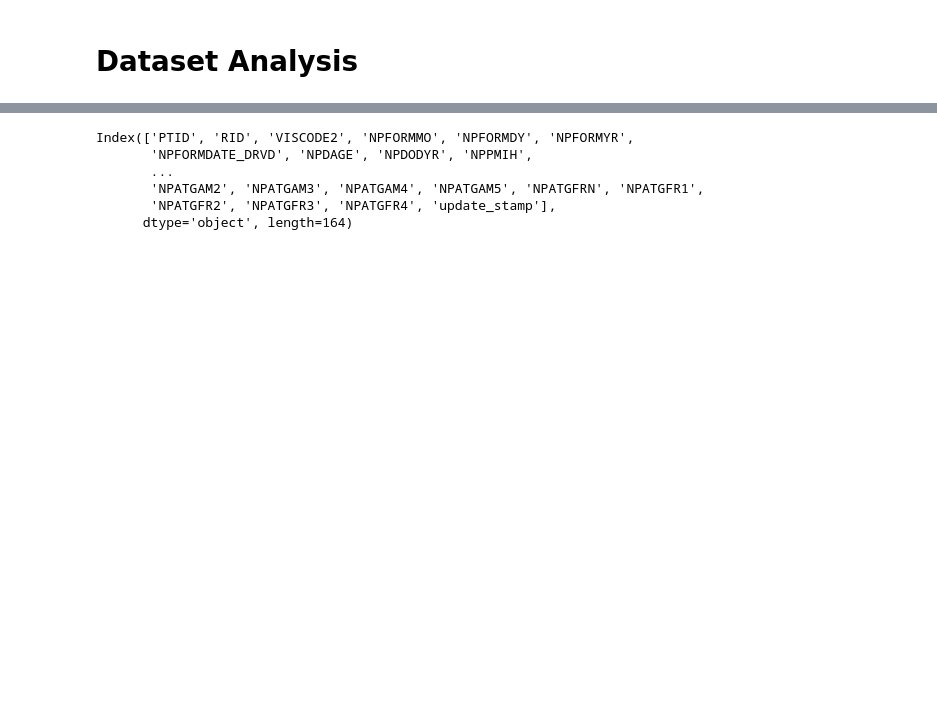
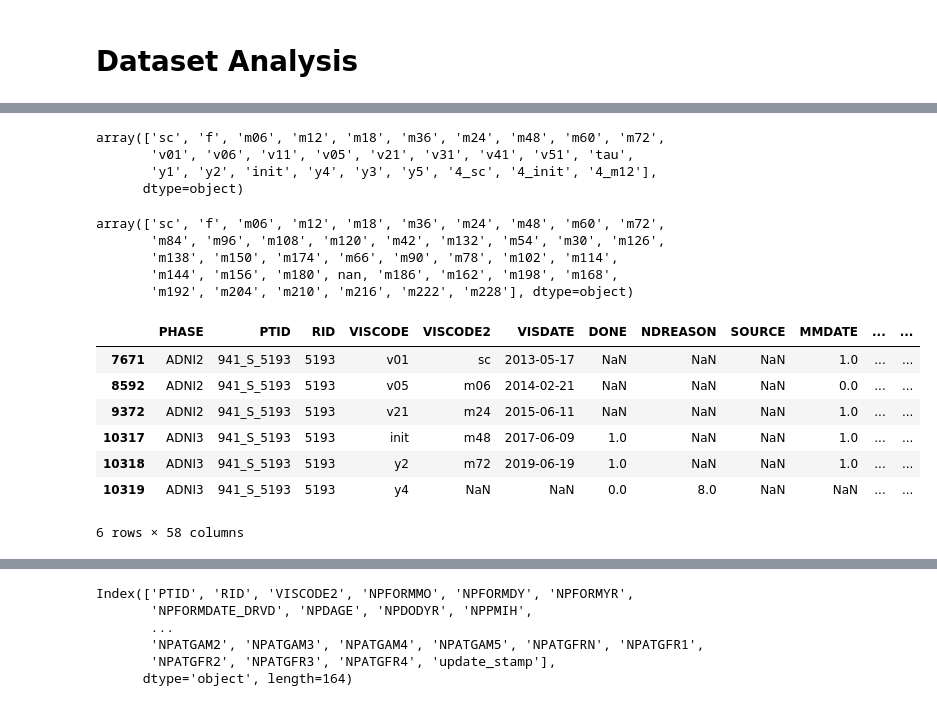
Before and after one commit to ifabfoundation/AIND, a Jupyter notebook: WP-2/Data_cleaning/dataset_analysis.ipynb, the cells around one changed output, grey strips where cells are left out. Saved outputs shown, nothing was run; the diff lists cells and outputs as text; code cells hidden in the pictures; blank space fills up the shorter version.

```diff
--- a/WP-2/Data_cleaning/dataset_analysis.ipynb
+++ b/WP-2/Data_cleaning/dataset_analysis.ipynb
@@ -24,0 +58,15 @@ dataset = zip_files[list(zip_files.keys())[0]]
+# %%
+dataset['VISCODE'].unique()
+# %% [output]
+array(['sc', 'f', 'm06', 'm12', 'm18', 'm36', 'm24', 'm48', 'm60', 'm72',
+       'v01', 'v06', 'v11', 'v05', 'v21', 'v31', 'v41', 'v51', 'tau',
+       'y1', 'y2', 'init', 'y4', 'y3', 'y5', '4_sc', '4_init', '4_m12'],
+      dtype=object)
+# %%
+dataset['VISCODE2'].unique()
+# %% [output]
+array(['sc', 'f', 'm06', 'm12', 'm18', 'm36', 'm24', 'm48', 'm60', 'm72',
+       'm84', 'm96', 'm108', 'm120', 'm42', 'm132', 'm54', 'm30', 'm126',
+       'm138', 'm150', 'm174', 'm66', 'm90', 'm78', 'm102', 'm114',
+       'm144', 'm156', 'm180', nan, 'm186', 'm162', 'm198', 'm168',
+       'm192', 'm204', 'm210', 'm216', 'm222', 'm228'], dtype=object)
@@ -24,0 +77,11 @@ dataset = zip_files[list(zip_files.keys())[0]]
+# %%
+dataset[dataset['PTID'] == '941_S_5193']
+# %% [output]
+|  | PHASE | PTID | RID | VISCODE | VISCODE2 | VISDATE | DONE | NDREASON | SOURCE | MMDATE | ... | ... |
+| 7671 | ADNI2 | 941_S_5193 | 5193 | v01 | sc | 2013-05-17 | NaN | NaN | NaN | 1.0 | ... | ... |
+| 8592 | ADNI2 | 941_S_5193 | 5193 | v05 | m06 | 2014-02-21 | NaN | NaN | NaN | 0.0 | ... | ... |
+| 9372 | ADNI2 | 941_S_5193 | 5193 | v21 | m24 | 2015-06-11 | NaN | NaN | NaN | 1.0 | ... | ... |
+| 10317 | ADNI3 | 941_S_5193 | 5193 | init | m48 | 2017-06-09 | 1.0 | NaN | NaN | 1.0 | ... | ... |
+| 10318 | ADNI3 | 941_S_5193 | 5193 | y2 | m72 | 2019-06-19 | 1.0 | NaN | NaN | 1.0 | ... | ... |
+| 10319 | ADNI3 | 941_S_5193 | 5193 | y4 | NaN | NaN | 0.0 | 8.0 | NaN | NaN | ... | ... |
+6 rows × 58 columns
```
Also changed, not shown: parts of 12 cells of this notebook, 1 other file.
